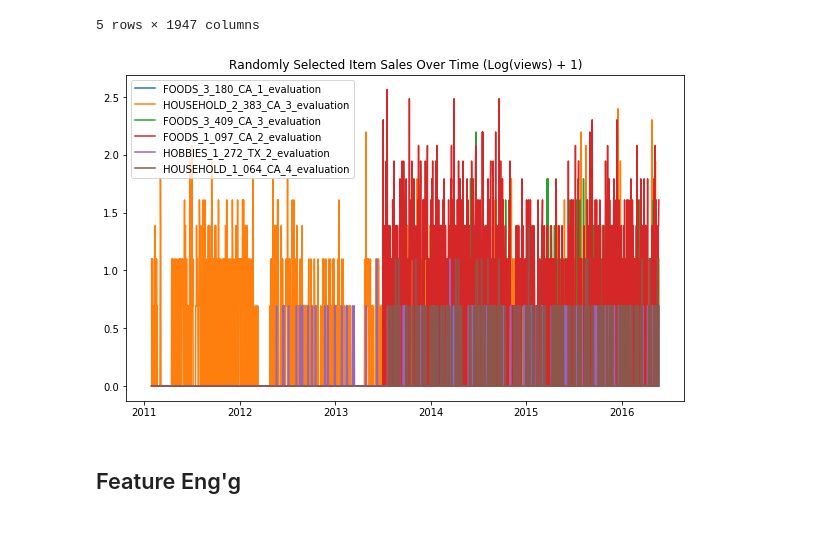
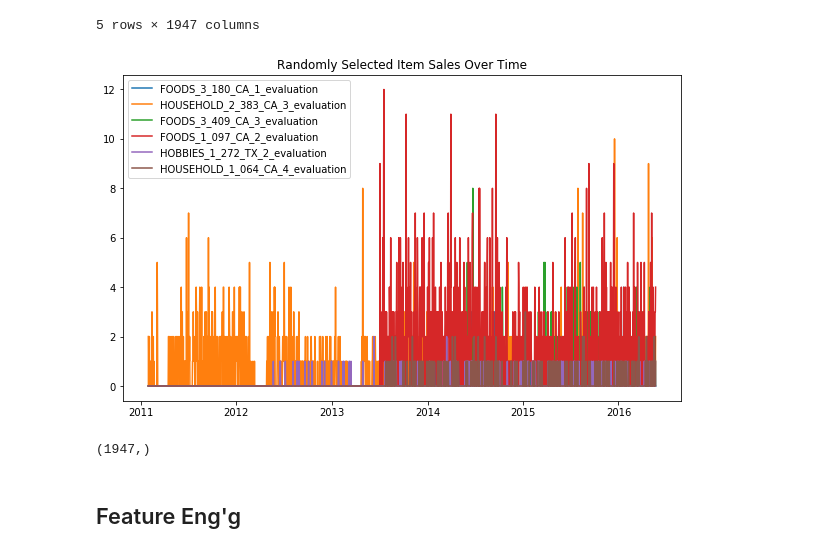
Before and after one commit to hadrianpaulo/Kaggle-M5, a Jupyter notebook: notebooks/Forecasting seq2seq WaveNet.ipynb, the cells around one changed output. Drawn from its saved outputs; the diff is of its cells as text; code cells hidden in the pictures.

```diff
--- a/notebooks/Forecasting seq2seq WaveNet.ipynb
+++ b/notebooks/Forecasting seq2seq WaveNet.ipynb
@@ -44,21 +45,25 @@ df_sales_train.head()
 # %%
 def plot_random_series(df, n_series):
 
     sample = df.sample(n_series, random_state=42)
     item_id = sample['id'].tolist()
     series_samples = sample.drop(['id', 'item_id', 'dept_id', 'cat_id', 'store_id', 'state_id'], axis=1)
 
     plt.figure(figsize=(10,6))
 
     for i in range(series_samples.shape[0]):
-        np.log1p(pd.Series(series_samples.iloc[i]).astype(np.float64)).plot(linewidth=1.5)
+        pd.Series(series_samples.iloc[i]).astype(np.float64).plot(linewidth=1.5)
 
-    plt.title('Randomly Selected Item Sales Over Time (Log(views) + 1)')
+    plt.title('Randomly Selected Item Sales Over Time')
     plt.legend(item_id)
 
 plot_random_series(df_sales_train, 6)
 # %% [output]
-[figure, old version]
+[figure, new version]
+# %%
+df_sales_train.columns.shape
+# %% [output]
+(1947,)
 # %% [markdown]
 ## Feature Eng'g
 # %%
```
Also changed, not shown: parts of 34 cells of this notebook, 4 other files.
